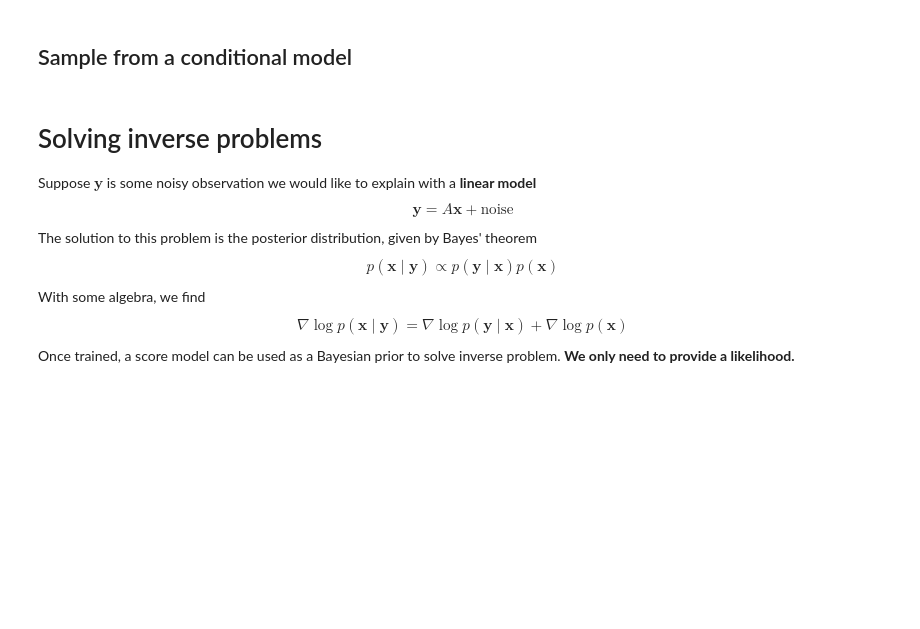
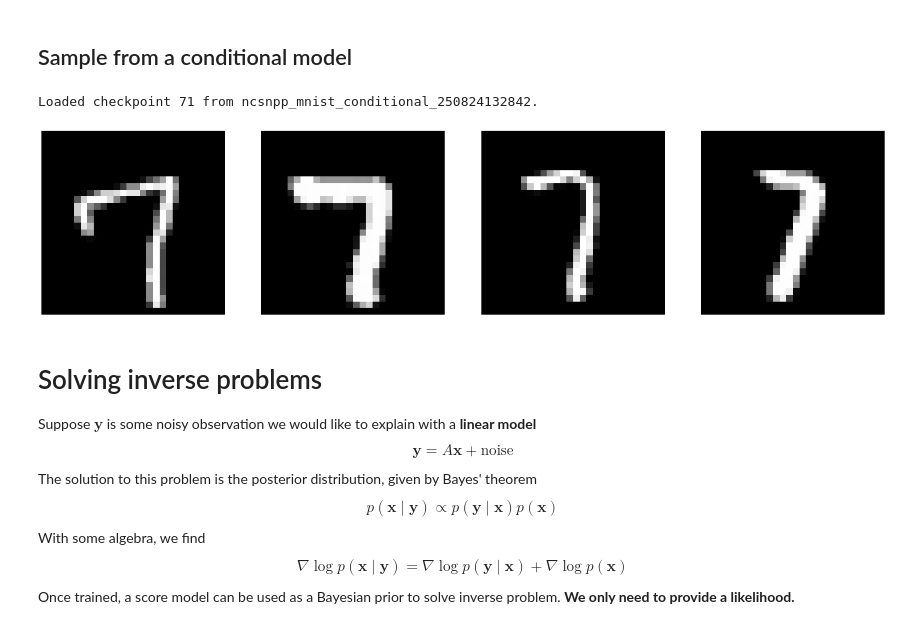
Before and after one commit to AlexandreAdam/score_models, a Jupyter notebook: notebooks/08-practical_tutorial.ipynb, the cells around one changed output. Cells and saved outputs as stored; diff of their text form; code cells hidden in the pictures; blank space fills up the shorter version.

```diff
--- a/notebooks/08-practical_tutorial.ipynb
+++ b/notebooks/08-practical_tutorial.ipynb
@@ -385,14 +445,28 @@ net = NCSNpp(channels=channels, nf=nf, ch_mult=ch_mult, conditions=conditions, c
 model = ScoreModel(net, sigma_min=sigma_min, sigma_max=sigma_max)
 # %% [markdown]
 ## Sample from a conditional model
+# %%
+model_path = "/content/drive/MyDrive/shared data/ncsnpp_mnist_conditional_250824132842"
+
+# Load a pre-trained MNIST model
+model = ScoreModel(path=model_path)
+# %% [output]
+Loaded checkpoint 71 from ncsnpp_mnist_conditional_250824132842.
 # %%
-B = 16  # Number of samples to generate
-shape = (B, 1, 28, 28) # Shape of each sample
-N = 200 # Number of steps for the SDE solver (larger = better quality, but slower)
+B = 4                  # Number of samples to generate
+shape = (B, 1, 28, 28) # Shape of the samples
+N = 100                # Number of steps for the SDE solver (larger = better quality, but slower)
 
 c = torch.tensor([7]*B).to(torch.int32).to(DEVICE) # Generate digit '7'
-
 samples = model.sample(c, shape=shape, steps=N) # Provide the condition first
+# %%
+fig, axs = plt.subplots(1, 4, figsize=(16, 4))
+
+for i, ax in enumerate(axs):
+    ax.imshow(samples[i, 0].cpu().detach().numpy(), cmap="gray")
+    ax.axis("off")
+# %% [output]
+[figure, added]
 # %% [markdown]
 # Solving inverse problems
 
```
Also changed, not shown: parts of 29 cells of this notebook.
